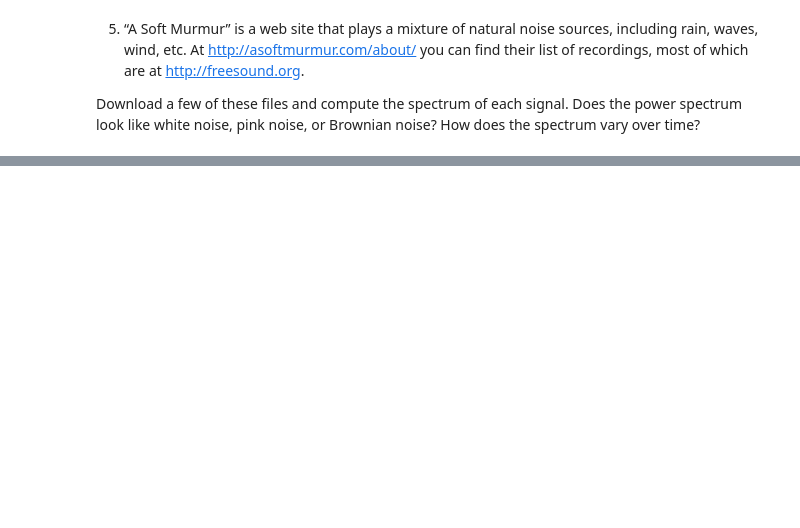
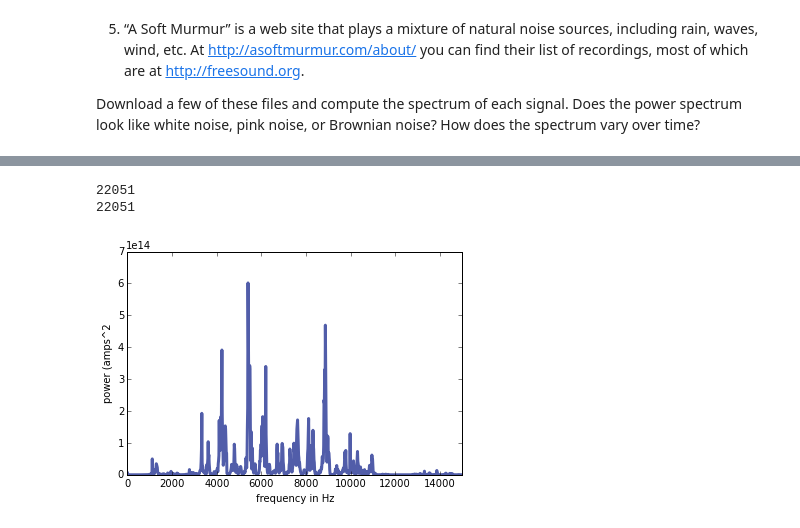
Before and after one commit to CaseyAlvarado/ThinkDSP, a Jupyter notebook: code/ps02.ipynb, the cells around one changed output, grey strips where cells are left out. Drawn from its saved outputs; the diff is of its cells as text; code cells hidden in the pictures; blank space fills up the shorter version.

```diff
--- a/code/ps02.ipynb
+++ b/code/ps02.ipynb
@@ -89,4 +80,0 @@ class G(thinkdsp.Chirp):
-# %%
-i = G()
-g_wave = i.glissando().make_wave()
-g_wave.make_spectrogram(seg_length = 512).plot(high = 32)
@@ -124,0 +164,19 @@ st.plot_power()
+# %%
+def BartlettsMethod(w):
+    summs = 0
+    freq = 0
+    for i in (numpy.linspace(0, w.duration - 1, w.duration)):
+        seg = w.segment(start = i, duration = 1)
+        p = seg.make_spectrum().power
+        summs = summs + p
+        freq = freq + seg.make_spectrum().fs
+    average = summs/(w.duration - 1)
+    return average, freq
+# %%
+a , f = BartlettsMethod(seg)
+thinkplot.plot(f, a)
+thinkplot.config(xlim = [0, 15000], xlabel = 'frequency in Hz', ylabel = 'power (amps^2')
+# %% [output]
+22051
+22051
+[figure, added]
```
Also changed, not shown: parts of 25 cells of this notebook, 5 other files.
